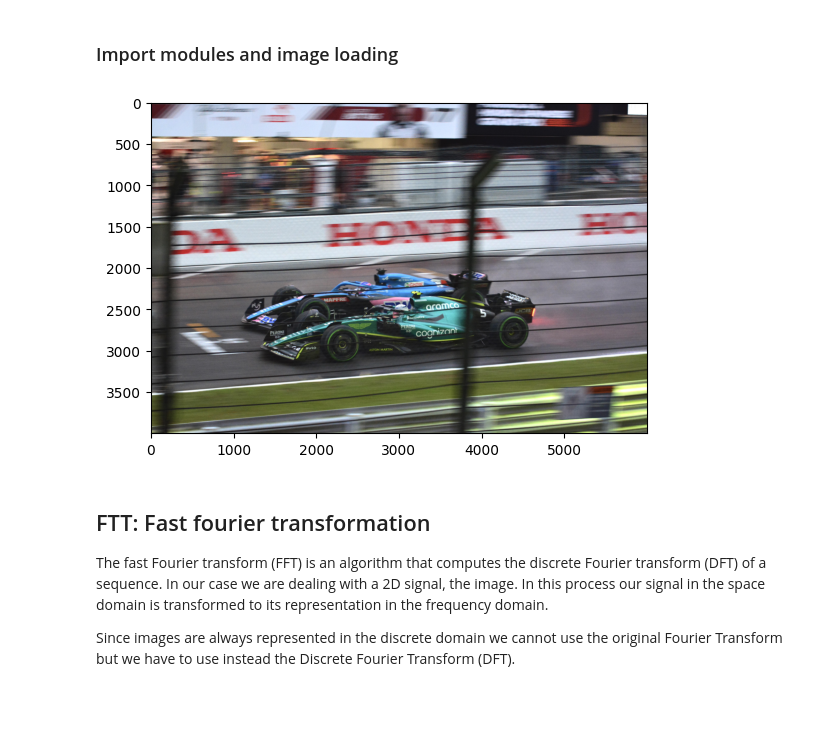
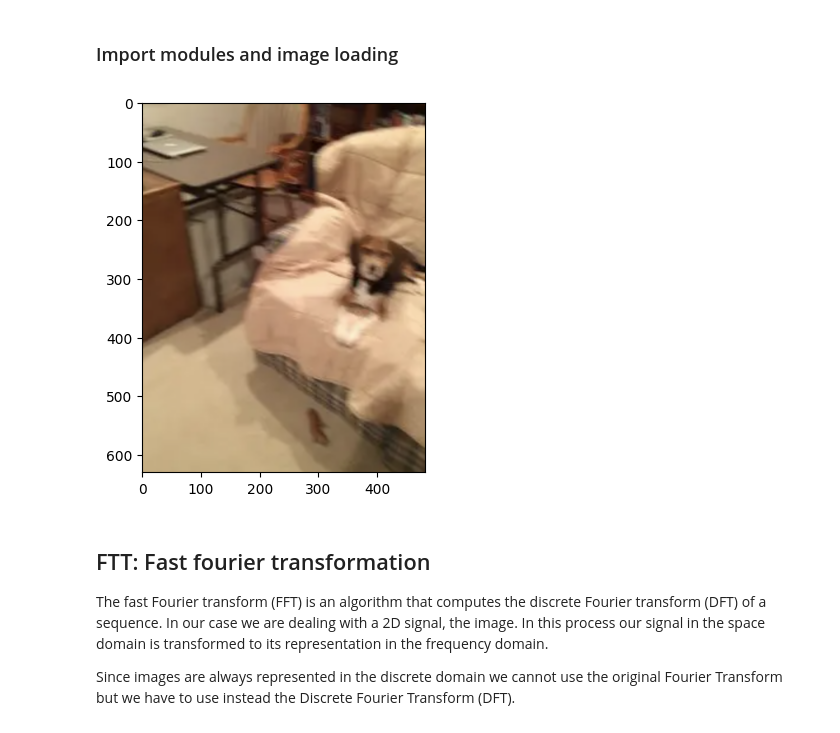
Before and after one commit to Pappol/blur_detection, a Jupyter notebook: project.ipynb, the cells around one changed output. Cells and saved outputs as stored; diff of their text form; code cells hidden in the pictures; blank space fills up the shorter version.

```diff
--- a/project.ipynb
+++ b/project.ipynb
@@ -8,24 +8,24 @@ https://pyimagesearch.com/2020/06/15/opencv-fast-fourier-transform-fft-for-blur-
 # %%
 # Import necessary libraries
 import cv2
 import numpy as np
 import matplotlib.pyplot as plt
 import os
 
 # Load an image from the 'images' folder
-image_path = os.path.join('images', 'f1', '5nbnmjaguss91.jpg')
+image_path = os.path.join('images', 'blur.png')
 
 # Read the image in grayscale
 image = cv2.imread(image_path, cv2.IMREAD_GRAYSCALE)
 
 colored_image = cv2.imread(image_path, cv2.IMREAD_COLOR)
 colored_image = cv2.cvtColor(colored_image, cv2.COLOR_BGR2RGB)
 
 # Display the image colored
 plt.imshow(colored_image)
 plt.show()
 # %% [output]
-[figure, old version]
+[figure, new version]
 # %% [markdown]
 ## FTT: Fast fourier transformation
 
```
Also changed, not shown: parts of 12 cells of this notebook, 4 other files.
